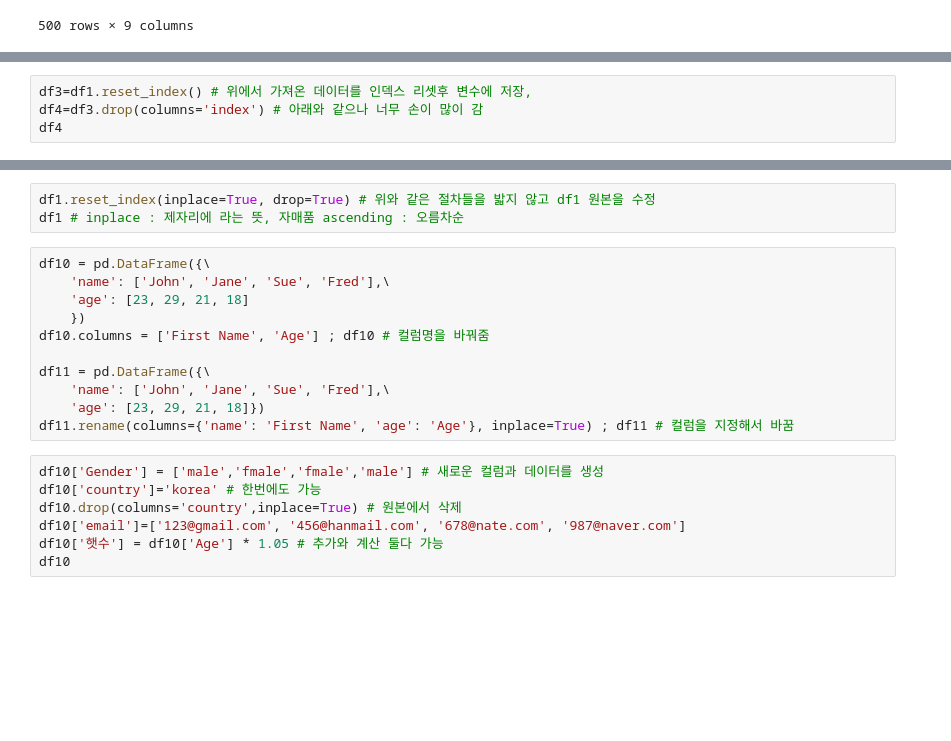
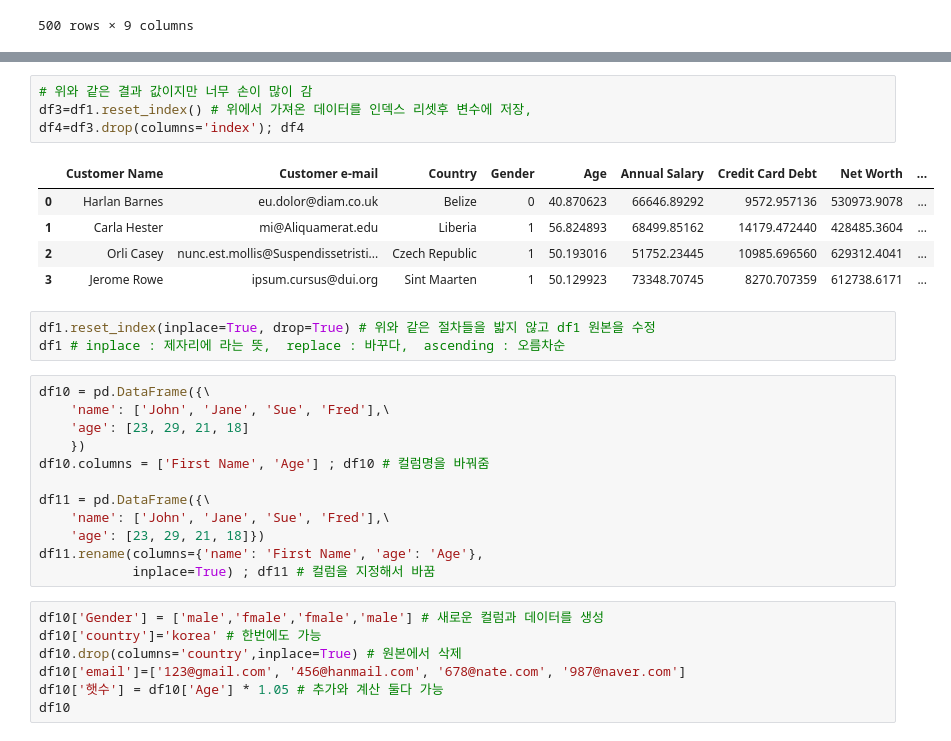
Before and after one commit to the9world/My_Study, a Jupyter notebook: Python_study/23년05월/230526/a_gg.ipynb, the cells around one changed output, grey strips where cells are left out. Drawn from its saved outputs; the diff is of its cells as text; blank space fills up the shorter version.

```diff
--- a/Python_study/23년05월/230526/a_gg.ipynb
+++ b/Python_study/23년05월/230526/a_gg.ipynb
@@ -28,7 +58,3 @@ df1
-# %%
-df3=df1.reset_index() # 위에서 가져온 데이터를 인덱스 리셋후 변수에 저장,
-df4=df3.drop(columns='index') # 아래와 같으나 너무 손이 많이 감
-df4
 # %%
 df2=df1.reset_index(drop=True) # 위에서 가져온 데이터를 인덱스 리셋후 변수에 저장,
 df2 #  drop은 새로운 인덱스컬럼이 생기지 않게 해줌
@@ -35,6 +67,16 @@ df2 #  drop은 새로운 인덱스컬럼이 생기지 않게 해줌
+# %%
+# 위와 같은 결과 값이지만 너무 손이 많이 감
+df3=df1.reset_index() # 위에서 가져온 데이터를 인덱스 리셋후 변수에 저장,
+df4=df3.drop(columns='index'); df4
+# %% [output]
+|  | Customer Name | Customer e-mail | Country | Gender | Age | Annual Salary | Credit Card Debt | Net Worth | ... |
+| 0 | Harlan Barnes | eu.dolor@diam.co.uk | Belize | 0 | 40.870623 | 66646.89292 | 9572.957136 | 530973.9078 | ... |
+| 1 | Carla Hester | mi@Aliquamerat.edu | Liberia | 1 | 56.824893 | 68499.85162 | 14179.472440 | 428485.3604 | ... |
+| 2 | Orli Casey | nunc.est.mollis@Suspendissetristi... | Czech Republic | 1 | 50.193016 | 51752.23445 | 10985.696560 | 629312.4041 | ... |
+| 3 | Jerome Rowe | ipsum.cursus@dui.org | Sint Maarten | 1 | 50.129923 | 73348.70745 | 8270.707359 | 612738.6171 | ... |
 # %%
 df1.reset_index(inplace=True, drop=True) # 위와 같은 절차들을 밟지 않고 df1 원본을 수정
-df1 # inplace : 제자리에 라는 뜻, 자매품 ascending : 오름차순
+df1 # inplace : 제자리에 라는 뜻,  replace : 바꾸다,  ascending : 오름차순
 # %%
 df10 = pd.DataFrame({\
     'name': ['John', 'Jane', 'Sue', 'Fred'],\
@@ -45,7 +87,8 @@ df10.columns = ['First Name', 'Age'] ; df10 # 컬럼명을 바꿔줌
 df11 = pd.DataFrame({\
     'name': ['John', 'Jane', 'Sue', 'Fred'],\
     'age': [23, 29, 21, 18]})
-df11.rename(columns={'name': 'First Name', 'age': 'Age'}, inplace=True) ; df11 # 컬럼을 지정해서 바꿈
+df11.rename(columns={'name': 'First Name', 'age': 'Age'},
+            inplace=True) ; df11 # 컬럼을 지정해서 바꿈
 # %%
 df10['Gender'] = ['male','fmale','fmale','male'] # 새로운 컬럼과 데이터를 생성
 df10['country']='korea' # 한번에도 가능
```
Also changed, not shown: parts of 5 cells of this notebook, 8 other files.
